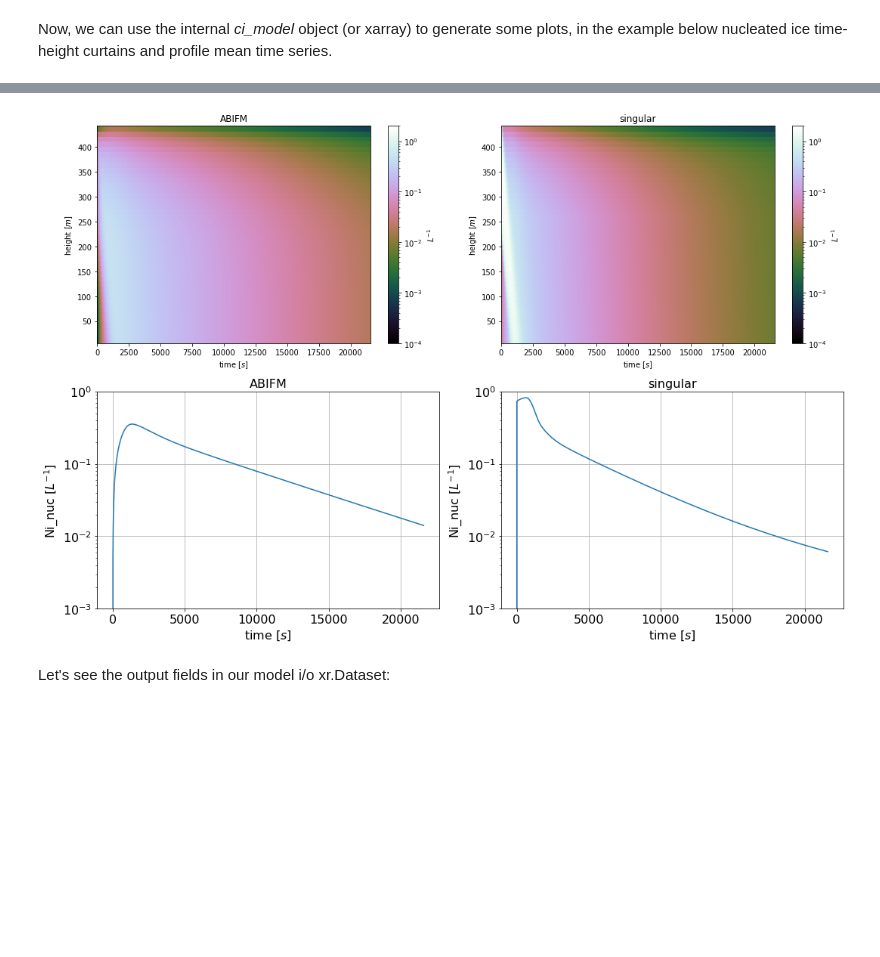
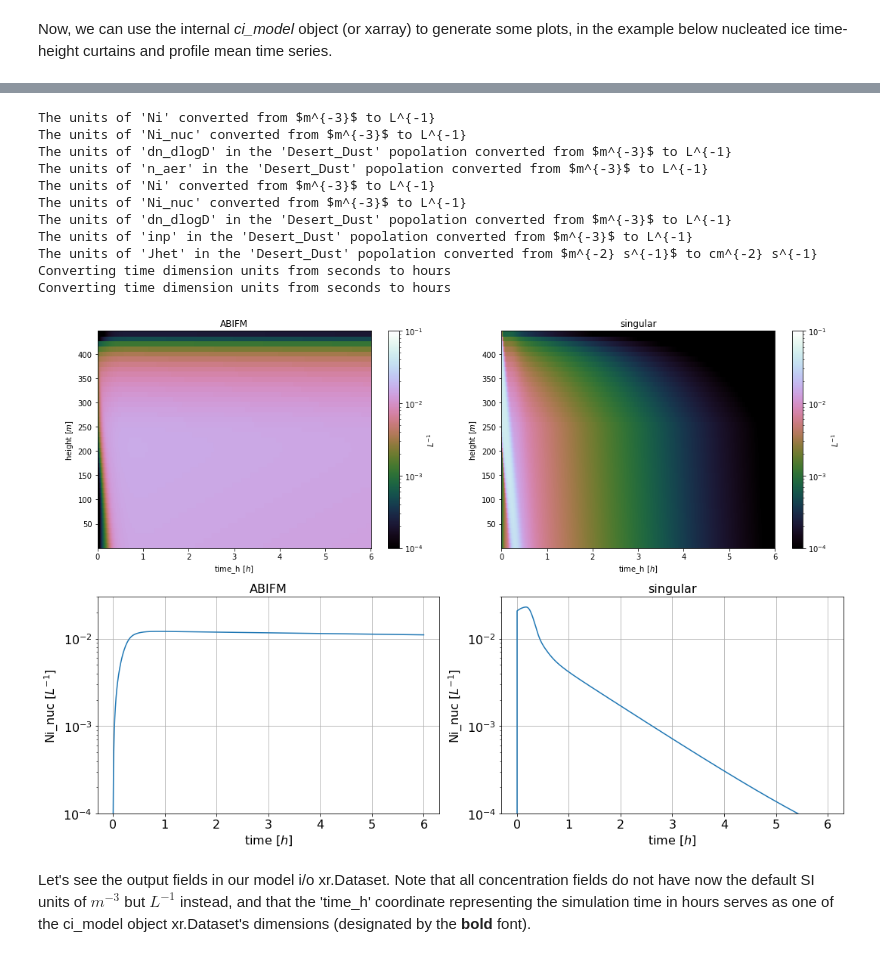
Before and after one commit to open-atmos/AC-1D, a Jupyter notebook: Example.ipynb, the cells around one changed output, grey strips where cells are left out. Cells and saved outputs as stored; diff of their text form; code cells hidden in the pictures; blank space fills up the shorter version.

```diff
--- a/Example.ipynb
+++ b/Example.ipynb
@@ -8,21 +8,21 @@ import numpy as np
 
 # ABIFM
 model_abifm = ci_model(use_ABIFM=True,
-                 entrain_from_cth=False,
-                 inp_info=[{"name": "Al2O3_1",                # INP population #1 properties
-                            "n_init_max": 2.,
-                            "psd": {"type": "mono",
-                                   "diam": 1.},
-                            "nucleus_type": "Al2O3"}],
-                 t_harvest=3600*3)                               # True - run model after initialization
+                       deplete_entrained=False,
+                       aer_info=[{"name": "Desert_Dust",
+                                  "n_init_max": 2.0e3,
+                                  "psd": {"type": "mono",
+                                          "diam": 1.0e-6},
+                                  "nucleus_type": "Desert Dust"}],
+                       t_harvest=3600*3)
 
 # Singular
 model_singular = ci_model(use_ABIFM=False,
-                 entrain_from_cth=False,
-                 inp_info=[{"name": "Al2O3_1",                # INP population #1 properties
-                            "n_init_max": 2.,
-                            "psd": {"type": "mono",
-                                   "diam": 1.},
-                            "nucleus_type": "Al2O3"}],
-                 t_harvest=3600*3)                               # True - run model after initialization
+                          deplete_entrained=False,
+                          aer_info=[{"name": "Desert_Dust",
+                                     "n_init_max": 2.0e3,
+                                     "psd": {"type": "mono",
+                                             "diam": 1.0e-6},
+                                     "nucleus_type": "Desert Dust"}],
+                          t_harvest=3600*3)
 # %% [output]
@@ -48,15 +113,32 @@ Now, we can use the internal _ci_model_ object (or xarray) to generate some plot
 # %%
+model_abifm._convert_quantity_units("L^{-1}")
+model_singular._convert_quantity_units("L^{-1}")
+model_abifm._convert_quantity_units("cm^{-2} s^{-1}")
+model_abifm._swap_time_dim_to_from_hr()
+model_singular._swap_time_dim_to_from_hr()
+
 cb = {}
 xticks = np.linspace(0, 2, 2)
-fig, ax = model_abifm.plot.generate_figure(subplot_shape=(2,2))
-ax[0,0], cb["sub0"] = model_abifm.plot.curtain(model_abifm, ax=ax[0,0], field_to_plot="Ni_nuc", vmin=1e-4, vmax=2e0, log_plot=True, title="ABIFM")
-ax[0,1], cb["sub1"] = model_abifm.plot.curtain(model_singular, ax=ax[0,1], field_to_plot="Ni_nuc", vmin=1e-4, vmax=2e0, log_plot=True, title="singular")
-ax[1,0] = model_abifm.plot.tseries(model_abifm, ax=ax[1,0], field_to_plot="Ni_nuc", grid=True, yscale="log", ylim=[1e-3, 1], title="ABIFM")
-ax[1,1] = model_abifm.plot.tseries(model_singular, ax=ax[1,1], field_to_plot="Ni_nuc", grid=True, yscale="log", ylim=[1e-3, 1], title="singular")
+fig, ax = model_abifm.generate_figure(subplot_shape=(2,2))
+ax[0,0], cb["sub0"] = model_abifm.plot_curtain(ax=ax[0,0], field_to_plot="Ni_nuc", vmin=1e-4, vmax=1e-1, log_plot=True, title="ABIFM")
+ax[0,1], cb["sub1"] = model_singular.plot_curtain(ax=ax[0,1], field_to_plot="Ni_nuc", vmin=1e-4, vmax=1e-1, log_plot=True, title="singular")
+ax[1,0] = model_abifm.plot_tseries(ax=ax[1,0], field_to_plot="Ni_nuc", grid=True, yscale="log", ylim=[1e-4, 3e-2], title="ABIFM")
+ax[1,1] = model_singular.plot_tseries(ax=ax[1,1], field_to_plot="Ni_nuc", grid=True, yscale="log", ylim=[1e-4, 3e-2], title="singular")
 # %% [output]
+The units of 'Ni' converted from $m^{-3}$ to L^{-1}
+The units of 'Ni_nuc' converted from $m^{-3}$ to L^{-1}
+The units of 'dn_dlogD' in the 'Desert_Dust' popolation converted from $m^{-3}$ to L^{-1}
+The units of 'n_aer' in the 'Desert_Dust' popolation converted from $m^{-3}$ to L^{-1}
+The units of 'Ni' converted from $m^{-3}$ to L^{-1}
+The units of 'Ni_nuc' converted from $m^{-3}$ to L^{-1}
+The units of 'dn_dlogD' in the 'Desert_Dust' popolation converted from $m^{-3}$ to L^{-1}
+The units of 'inp' in the 'Desert_Dust' popolation converted from $m^{-3}$ to L^{-1}
+The units of 'Jhet' in the 'Desert_Dust' popolation converted from $m^{-2} s^{-1}$ to cm^{-2} s^{-1}
+Converting time dimension units from seconds to hours
+Converting time dimension units from seconds to hours
-[figure, old version]
+[figure, new version]
-# %% [markdown]
-Let's see the output fields in our model i/o xr.Dataset:
+# %% [markdown]
+Let's see the output fields in our model i/o xr.Dataset. Note that all concentration fields do not have now the default SI units of $m^{-3}$ but $L^{-1}$ instead, and that the 'time_h' coordinate representing the simulation time in hours serves as one of the ci_model object xr.Dataset's dimensions (designated by the **bold** font).
 # %%
 model_abifm.ds
 # %% [output]
```
Also changed, not shown: parts of 44 cells of this notebook, 51 other files.
